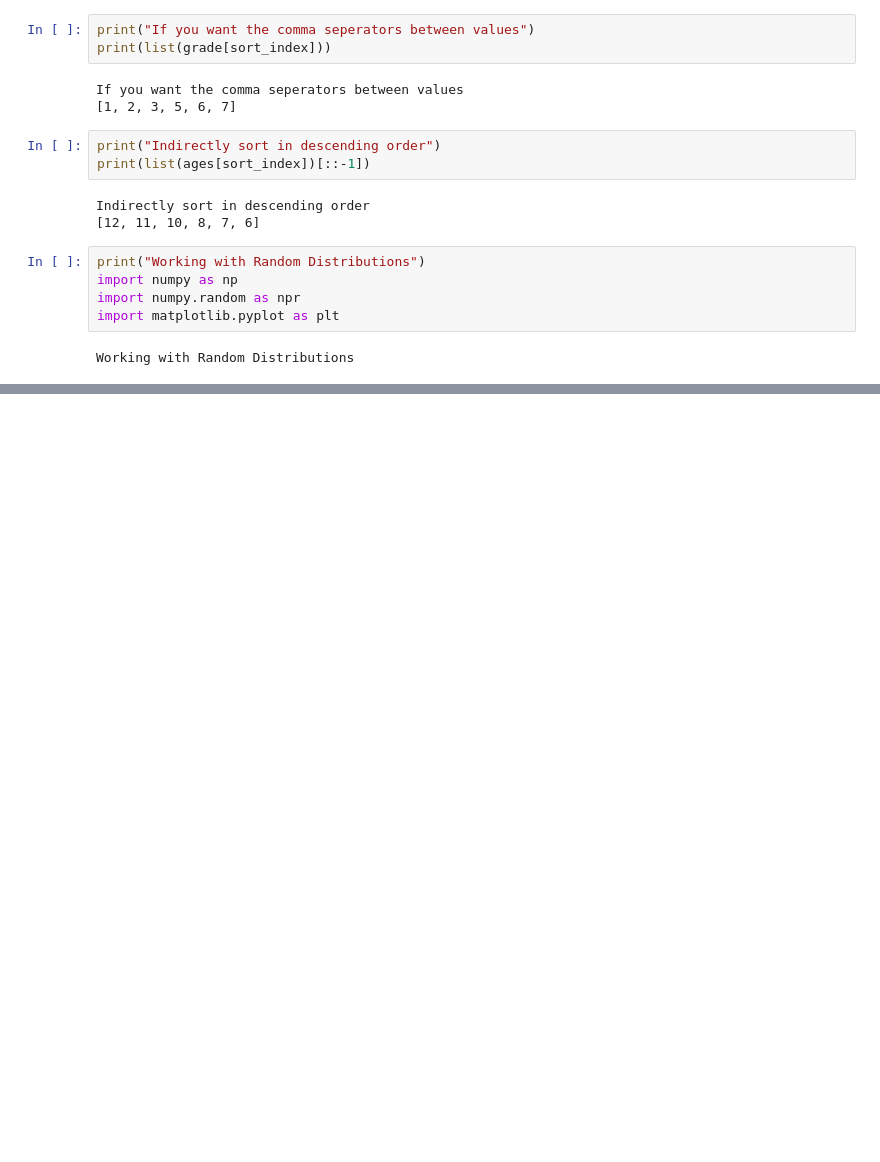
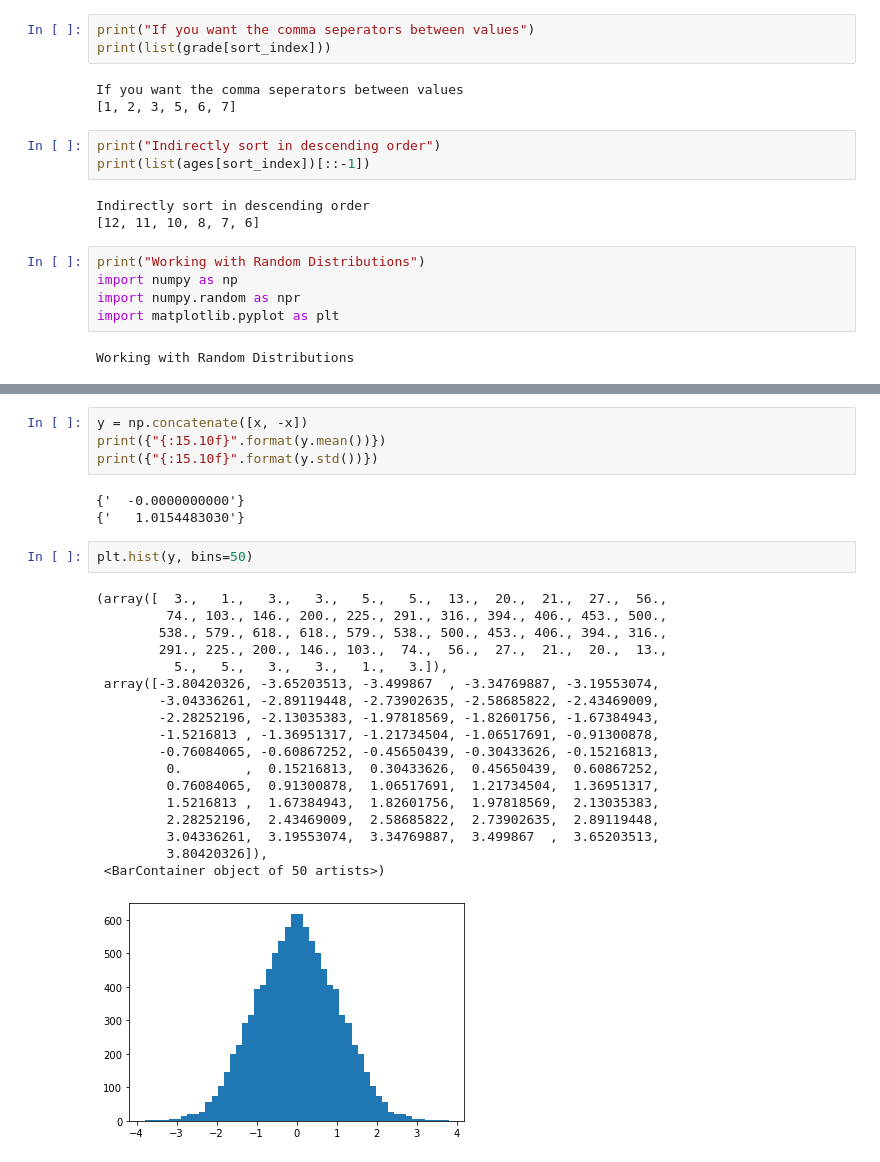
Before and after one commit to VarshaNeelvani/python, a Jupyter notebook: BasicNumpyModule.ipynb, the cells around one changed output, grey strips where cells are left out. Cells and saved outputs as stored; diff of their text form; blank space fills up the shorter version.

Commit message:
numpy with plots

```diff
--- a/BasicNumpyModule.ipynb
+++ b/BasicNumpyModule.ipynb
@@ -209,0 +210,28 @@ The towers or bars of a histogram are called bins. The height of each bin shows
+# %%
+y = np.concatenate([x, -x])
+print({"{:15.10f}".format(y.mean())})
+print({"{:15.10f}".format(y.std())})
+# %% [output]
+{'  -0.0000000000'}
+{'   1.0154483030'}
+# %%
+plt.hist(y, bins=50)
+# %% [output]
+(array([  3.,   1.,   3.,   3.,   5.,   5.,  13.,  20.,  21.,  27.,  56.,
+         74., 103., 146., 200., 225., 291., 316., 394., 406., 453., 500.,
+        538., 579., 618., 618., 579., 538., 500., 453., 406., 394., 316.,
+        291., 225., 200., 146., 103.,  74.,  56.,  27.,  21.,  20.,  13.,
+          5.,   5.,   3.,   3.,   1.,   3.]),
+ array([-3.80420326, -3.65203513, -3.499867  , -3.34769887, -3.19553074,
+        -3.04336261, -2.89119448, -2.73902635, -2.58685822, -2.43469009,
+        -2.28252196, -2.13035383, -1.97818569, -1.82601756, -1.67384943,
+        -1.5216813 , -1.36951317, -1.21734504, -1.06517691, -0.91300878,
+        -0.76084065, -0.60867252, -0.45650439, -0.30433626, -0.15216813,
+         0.        ,  0.15216813,  0.30433626,  0.45650439,  0.60867252,
+         0.76084065,  0.91300878,  1.06517691,  1.21734504,  1.36951317,
+         1.5216813 ,  1.67384943,  1.82601756,  1.97818569,  2.13035383,
+         2.28252196,  2.43469009,  2.58685822,  2.73902635,  2.89119448,
+         3.04336261,  3.19553074,  3.34769887,  3.499867  ,  3.65203513,
+         3.80420326]),
+ <BarContainer object of 50 artists>)
+[figure, added]
```
Also changed, not shown: parts of 37 cells of this notebook.
